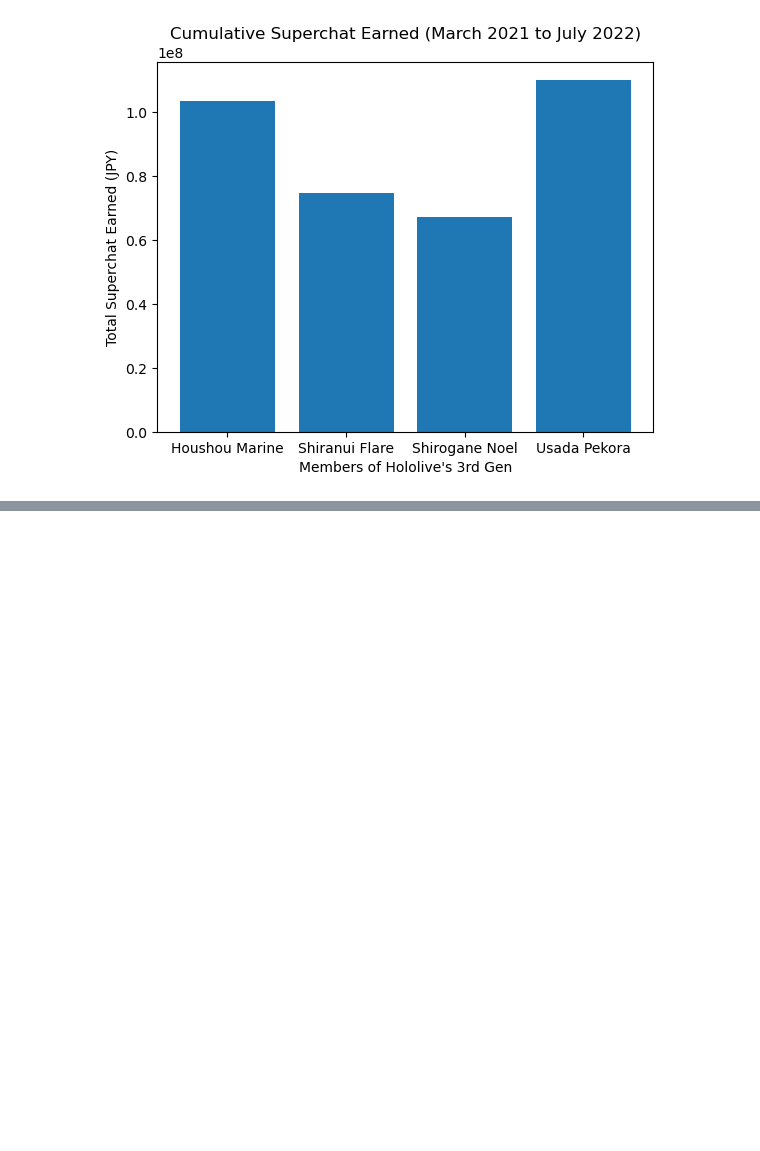
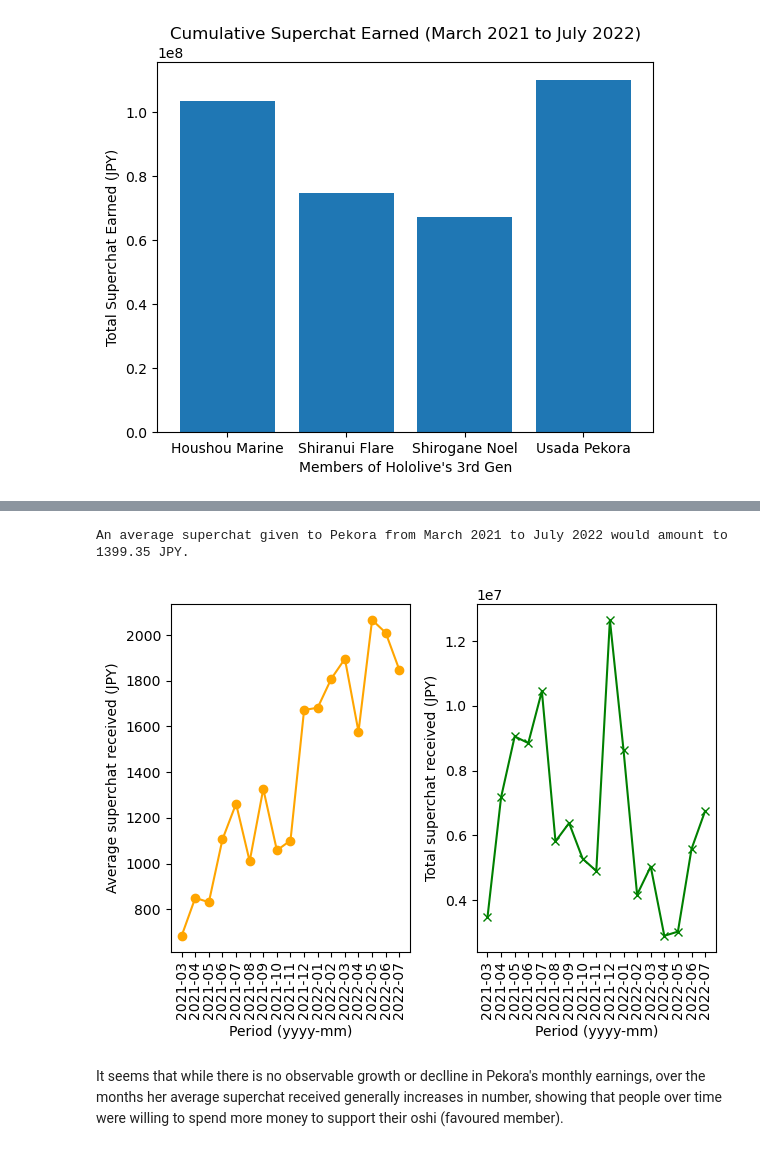
Before and after one commit to falconpunch082/industry-application, a Jupyter notebook: VTuber Statistics - Entertainment/vtuber-stats.ipynb, the cells around one changed output, grey strips where cells are left out. Saved outputs shown, nothing was run; the diff lists cells and outputs as text; code cells hidden in the pictures; blank space fills up the shorter version.

```diff
--- a/VTuber Statistics - Entertainment/vtuber-stats.ipynb
+++ b/VTuber Statistics - Entertainment/vtuber-stats.ipynb
@@ -603,0 +615,5 @@ Since Pekora is the highest earning member, let's delve deeper into her financia
+# %%
+# Preparing Pekora's statistics
+peko = third_gen_supa[third_gen_supa["englishName"] == "Usada Pekora"]
+
+peko
@@ -603,0 +639,26 @@ Since Pekora is the highest earning member, let's delve deeper into her financia
+# %%
+# Let's first see what she earns for every superchat sent, in average
+avg_sc_period = peko["averageSC"].mean()
+print("An average superchat given to Pekora from March 2021 to July 2022 would amount to " + str(round(avg_sc_period, 2)) + " JPY.")
+# %% [output]
+An average superchat given to Pekora from March 2021 to July 2022 would amount to 1399.35 JPY.
+# %%
+# Plotting average and total superchat given to Pekora over the months
+plt.subplot(1, 2, 1)
+avg = plt.plot(peko["period"], peko["averageSC"], color='orange', marker="o")
+plt.xlabel("Period (yyyy-mm)")
+plt.xticks(rotation=90)
+plt.ylabel("Average superchat received (JPY)")
+
+plt.subplot(1, 2, 2)
+total = plt.plot(peko["period"], peko["totalSC"], color='green', marker="x")
+plt.xlabel("Period (yyyy-mm)")
+plt.xticks(rotation=90)
+plt.ylabel("Total superchat received (JPY)")
+
+plt.tight_layout()
+plt.show()
+# %% [output]
+[figure, added]
+# %% [markdown]
+It seems that while there is no observable growth or declline in Pekora's monthly earnings, over the months her average superchat received generally increases in number, showing that people over time were willing to spend more money to support their oshi (favoured member).
```
Also changed, not shown: parts of 3 cells of this notebook.
